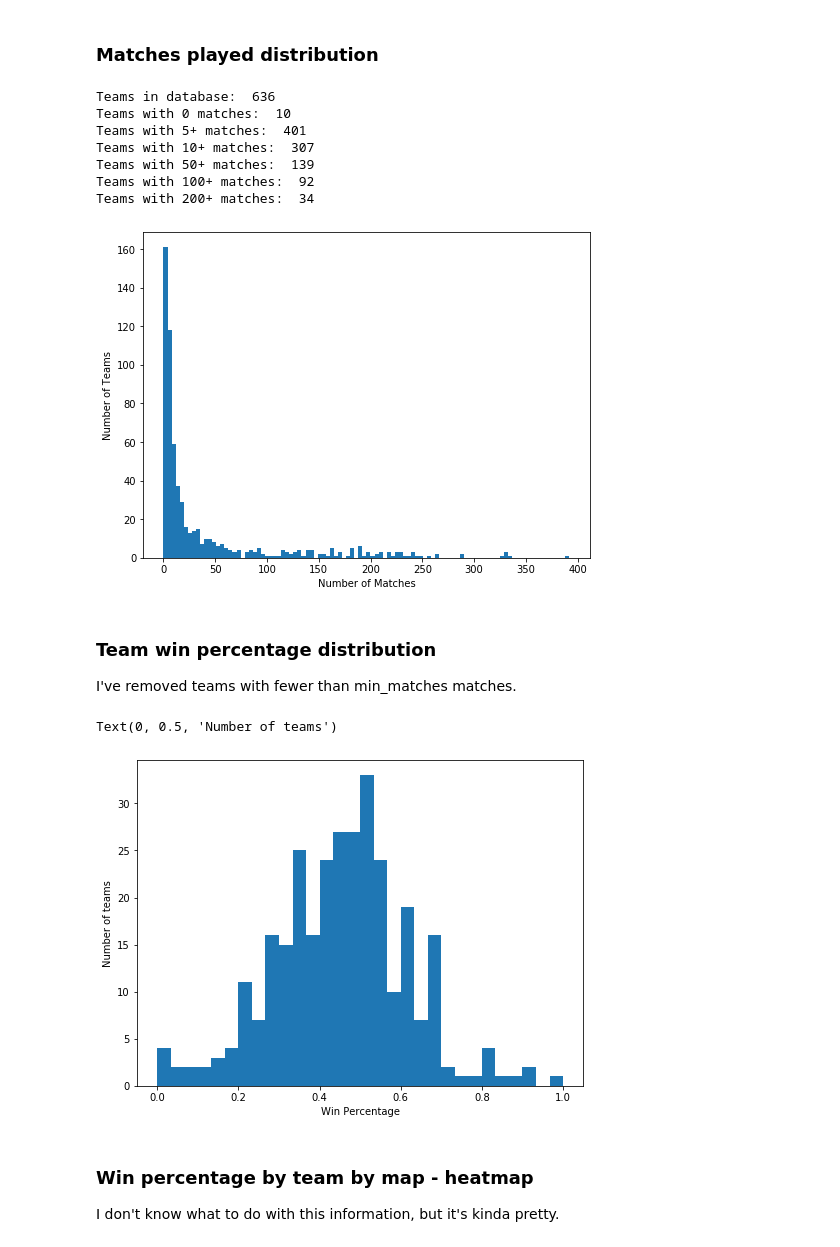
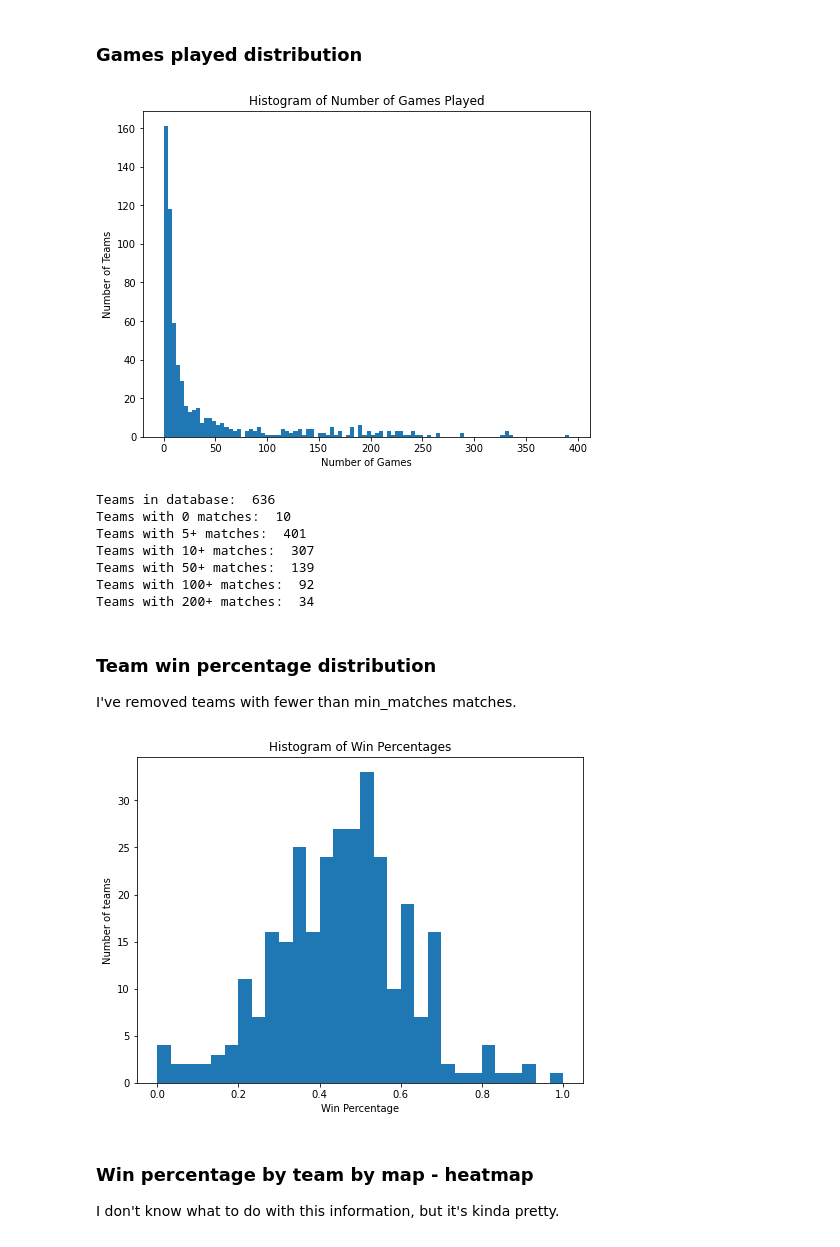
Before and after one commit to guidopetri/csgo-map-bandits, a Jupyter notebook: csgo_eda_michael.ipynb, the cells around one changed output. Drawn from its saved outputs; the diff is of its cells as text; code cells hidden in the pictures.

Commit message:
slight edits, fixed reference of matches to games. Also cleaned up heatmap plot

```diff
--- a/csgo_eda_michael.ipynb
+++ b/csgo_eda_michael.ipynb
@@ -58,7 +58,7 @@ cols_teams = [
     'Created',
     'Updated']
 
-data_dir = '../data/'
+data_dir = 'data/'
 demos = pd.read_csv(data_dir+'demos.csv',names = cols_demos)
 map_picks = pd.read_csv(data_dir+'map_picks.csv',names = cols_map_picks)
 matches = pd.read_csv(data_dir+'matches.csv',names = cols_matches)
@@ -70,15 +70,15 @@ def build_team_record_df(teams,demos):
        Output is a dataframe indexed by teamid'''
     # All team IDs
     team_record = pd.DataFrame(teams['TeamId'].unique().astype(int),columns=['TeamId'])
-    # Wins and losses by team ID
-    wins = demos['WinnerId'].value_counts()
-    losses = demos['LoserId'].value_counts()
+    # Wins and losses (For games, not matches) by team ID
+    game_wins = demos['WinnerId'].value_counts()
+    game_losses = demos['LoserId'].value_counts()
     # merge wins and losses
-    team_record = team_record.merge(wins,left_on='TeamId',right_index=True,how='left').fillna(0).astype(int)
-    team_record = team_record.merge(losses,left_on='TeamId',right_index=True,how='left').fillna(0).astype(int)
-    team_record.rename(columns={"WinnerId": "Wins", "LoserId": "Losses"},inplace=True)
-    team_record['Matches'] = team_record['Wins']+team_record['Losses'].astype(int)
-    team_record['Win_percentage'] = (team_record['Wins']/team_record['Matches']).fillna(0)
+    team_record = team_record.merge(game_wins,left_on='TeamId',right_index=True,how='left').fillna(0).astype(int)
+    team_record = team_record.merge(game_losses,left_on='TeamId',right_index=True,how='left').fillna(0).astype(int)
+    team_record.rename(columns={"WinnerId": "GameWins", "LoserId": "GameLosses"},inplace=True)
+    team_record['TotalGames'] = team_record['GameWins']+team_record['GameLosses'].astype(int)
+    team_record['WinPercent'] = (team_record['GameWins']/team_record['TotalGames']).fillna(0)
     # Set index to team_id, to simplify things
     team_record.set_index('TeamId',drop=False,inplace=True)
     return team_record
@@ -107,29 +107,32 @@ def win_pct_by_map(demos,team_record):
                 team_record.loc[t,m+'_losses'] = losses[(t,m)]
             except KeyError:
                 team_record.loc[t,m+'_losses'] = 0
-        team_record[m+'_matches'] = team_record[m+'_wins'] + team_record[m+'_losses']
+        team_record[m+'_games'] = team_record[m+'_wins'] + team_record[m+'_losses']
         # Map level win percentage
-        team_record[m+'_win_pct'] = team_record[m+'_wins'] / team_record[m+'_matches']
+        team_record[m+'_win_pct'] = team_record[m+'_wins'] / team_record[m+'_games']
 
     return team_record
 # %%
 team_record = build_team_record_df(teams,demos)
 team_record = win_pct_by_map(demos,team_record)
 # %% [markdown]
-### Matches played distribution
+### Games played distribution
 # %%
 plt.figure(figsize=[8,6])
-plt.hist(team_record['Matches'],bins=100)
+plt.hist(team_record['TotalGames'],bins=100)
+plt.title('Histogram of Number of Games Played')
 plt.ylabel('Number of Teams')
-plt.xlabel('Number of Matches')
+plt.xlabel('Number of Games')
+plt.show()
 print("Teams in database: ",team_record.shape[0])
-print("Teams with 0 matches: ",(team_record['Matches']==0).sum())
-print("Teams with 5+ matches: ",(team_record['Matches']>5).sum())
-print("Teams with 10+ matches: ",(team_record['Matches']>10).sum())
-print("Teams with 50+ matches: ",(team_record['Matches']>50).sum())
-print("Teams with 100+ matches: ",(team_record['Matches']>100).sum())
-print("Teams with 200+ matches: ",(team_record['Matches']>200).sum())
+print("Teams with 0 matches: ",(team_record['TotalGames']==0).sum())
+print("Teams with 5+ matches: ",(team_record['TotalGames']>5).sum())
+print("Teams with 10+ matches: ",(team_record['TotalGames']>10).sum())
+print("Teams with 50+ matches: ",(team_record['TotalGames']>50).sum())
+print("Teams with 100+ matches: ",(team_record['TotalGames']>100).sum())
+print("Teams with 200+ matches: ",(team_record['TotalGames']>200).sum())
 # %% [output]
+[figure, new version]
 Teams in database:  636
 Teams with 0 matches:  10
 Teams with 5+ matches:  401
@@ -137,22 +140,22 @@ Teams with 10+ matches:  307
 Teams with 50+ matches:  139
 Teams with 100+ matches:  92
 Teams with 200+ matches:  34
-[figure, old version]
 # %% [markdown]
 ### Team win percentage distribution
 I've removed teams with fewer than min_matches matches.
 # %%
 # Remove teams with few matches
-min_matches = 10
-team_record = team_record[team_record['Matches']>min_matches]
+min_games = 10
+team_record = team_record[team_record['TotalGames']>min_games]
 # %%
 plt.figure(figsize=[8,6])
-plt.hist(team_record['Win_percentage'],bins=30)
+plt.hist(team_record['WinPercent'],bins=30)
+plt.title('Histogram of Win Percentages')
 plt.xlabel('Win Percentage')
 plt.ylabel('Number of teams')
+plt.show()
 # %% [output]
-Text(0, 0.5, 'Number of teams')
-[figure, old version]
+[figure, new version]
 # %% [markdown]
 ### Win percentage by team by map - heatmap
 I don't know what to do with this information, but it's kinda pretty.
```
Also changed, not shown: parts of 9 cells of this notebook.
